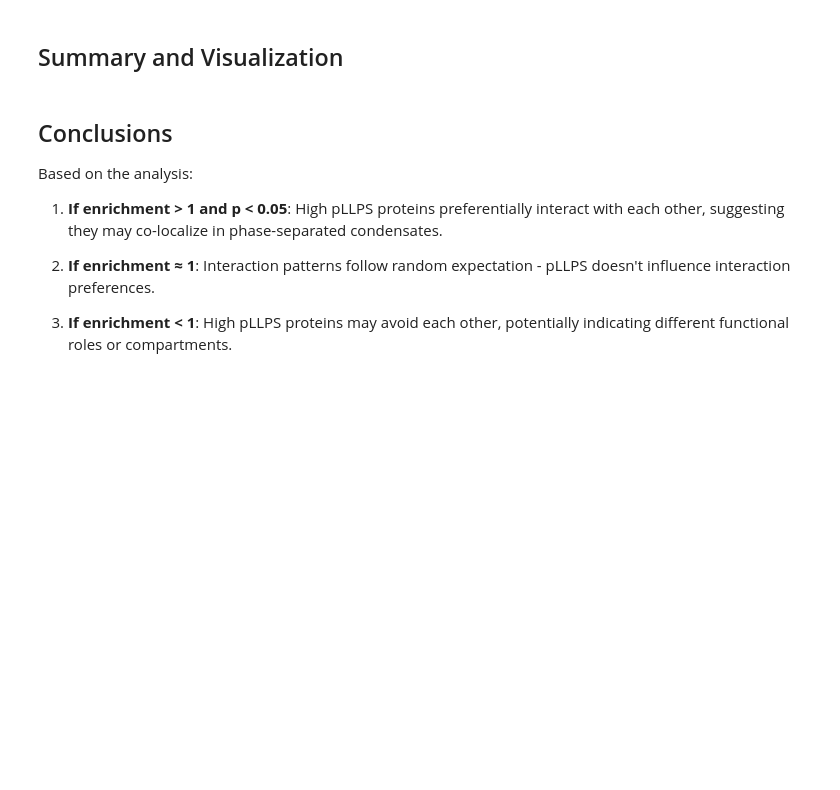
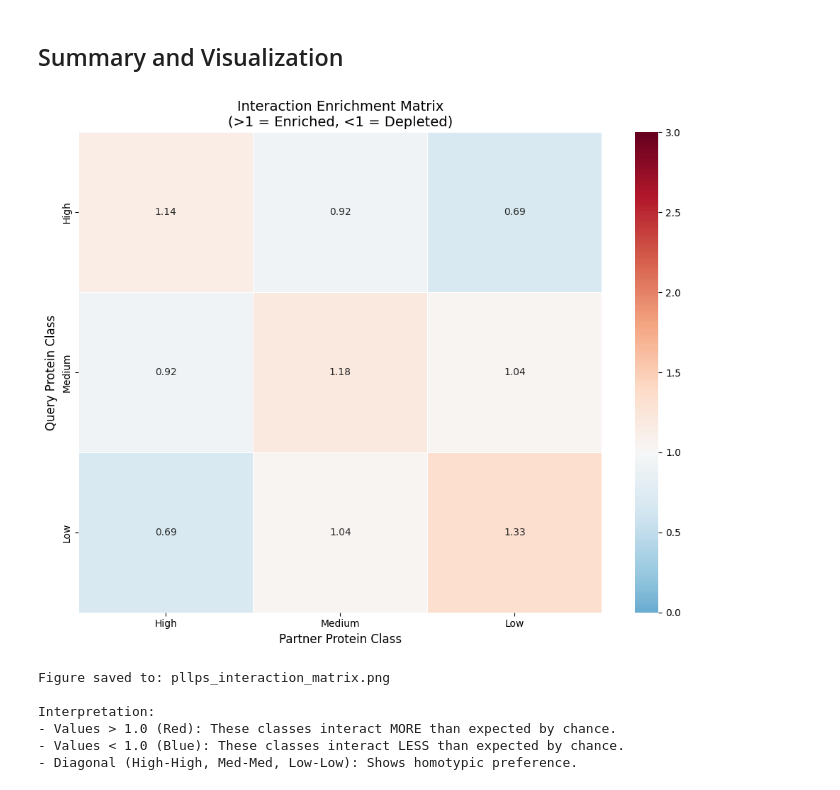
Before and after one commit to j-a-hill/mem_prot_llps, a Jupyter notebook: pllps_interaction_analysis.ipynb, the cells around one changed output. Cells and saved outputs as stored; diff of their text form; code cells hidden in the pictures; blank space fills up the shorter version.

```diff
--- a/pllps_interaction_analysis.ipynb
+++ b/pllps_interaction_analysis.ipynb
@@ -37,0 +50,6 @@ print(f"Low pLLPS proteins: {len(df) - len(high_pllps_ids)}")
+# %%
+# Create the mapping for all proteins in our dataset
+all_ids = df['Entry'].tolist()
+string_mapping, uniprot_to_string = ia.get_string_mapping(all_ids)
+print(f"Created mapping for {len(string_mapping)} STRING identifiers")
+print(f"Mapped {len(uniprot_to_string)} Uniprot IDs to STRING IDs")
@@ -94,0 +73,8 @@ interactions_df = fetch_interaction_partners(sample_proteins, score_threshold=70
+# %%
+# Fetch interactions for all proteins
+sampled_ids = df['Entry'].tolist()
+print(f"Analyzing {len(sampled_ids)} proteins across all classes...")
+print("Note: This may take several minutes for the full dataset.")
+
+# Pass the uniprot_to_string map to ensure we query with STRING IDs
+interactions_df = ia.fetch_interaction_partners(sampled_ids, uniprot_to_string, score_threshold=700)  # High confidence
@@ -142,6 +110,6 @@ def match_interactors_to_pllps(interactions_df, pllps_df):
 # %%
 # Match interactors to pLLPS data
-matched_df = match_interactors_to_pllps(interactions_df, df)
+matched_df = ia.match_interactors_to_pllps(interactions_df, df, string_mapping)
 
 if len(matched_df) > 0:
     # Show match statistics
@@ -154,4 +122,4 @@ if len(matched_df) > 0:
     print(f"Protein B matched to pLLPS: {matched_b} ({100*matched_b/len(matched_df):.1f}%)")
     print(f"Both proteins matched: {both_matched} ({100*both_matched/len(matched_df):.1f}%)")
 
-    matched_df.head(10)
+    matched_df.head(100)
@@ -271,3 +133,3 @@ def analyze_interaction_enrichment(matched_df, pllps_threshold=0.7):
 # %%
-# Run the enrichment analysis
-results = analyze_interaction_enrichment(matched_df, pllps_threshold=PLLPS_THRESHOLD)
+# Run the matrix analysis
+results = ia.analyze_interaction_matrix(matched_df, df, high_threshold=0.7, low_threshold=0.4)
@@ -316,10 +153,11 @@ if results is not None:
-# %% [markdown]
-## Conclusions
-
-Based on the analysis:
-
-1. **If enrichment > 1 and p < 0.05**: High pLLPS proteins preferentially interact with each other, suggesting they may co-localize in phase-separated condensates.
-
-2. **If enrichment ≈ 1**: Interaction patterns follow random expectation - pLLPS doesn't influence interaction preferences.
-
-3. **If enrichment < 1**: High pLLPS proteins may avoid each other, potentially indicating different functional roles or compartments.
+# %%
+# Visualize the results
+ia.plot_interaction_heatmap(results)
+# %% [output]
+[figure, added]
+Figure saved to: pllps_interaction_matrix.png
+
+Interpretation:
+- Values > 1.0 (Red): These classes interact MORE than expected by chance.
+- Values < 1.0 (Blue): These classes interact LESS than expected by chance.
+- Diagonal (High-High, Med-Med, Low-Low): Shows homotypic preference.
```
Also changed, not shown: parts of 16 cells of this notebook, 1 other file.
